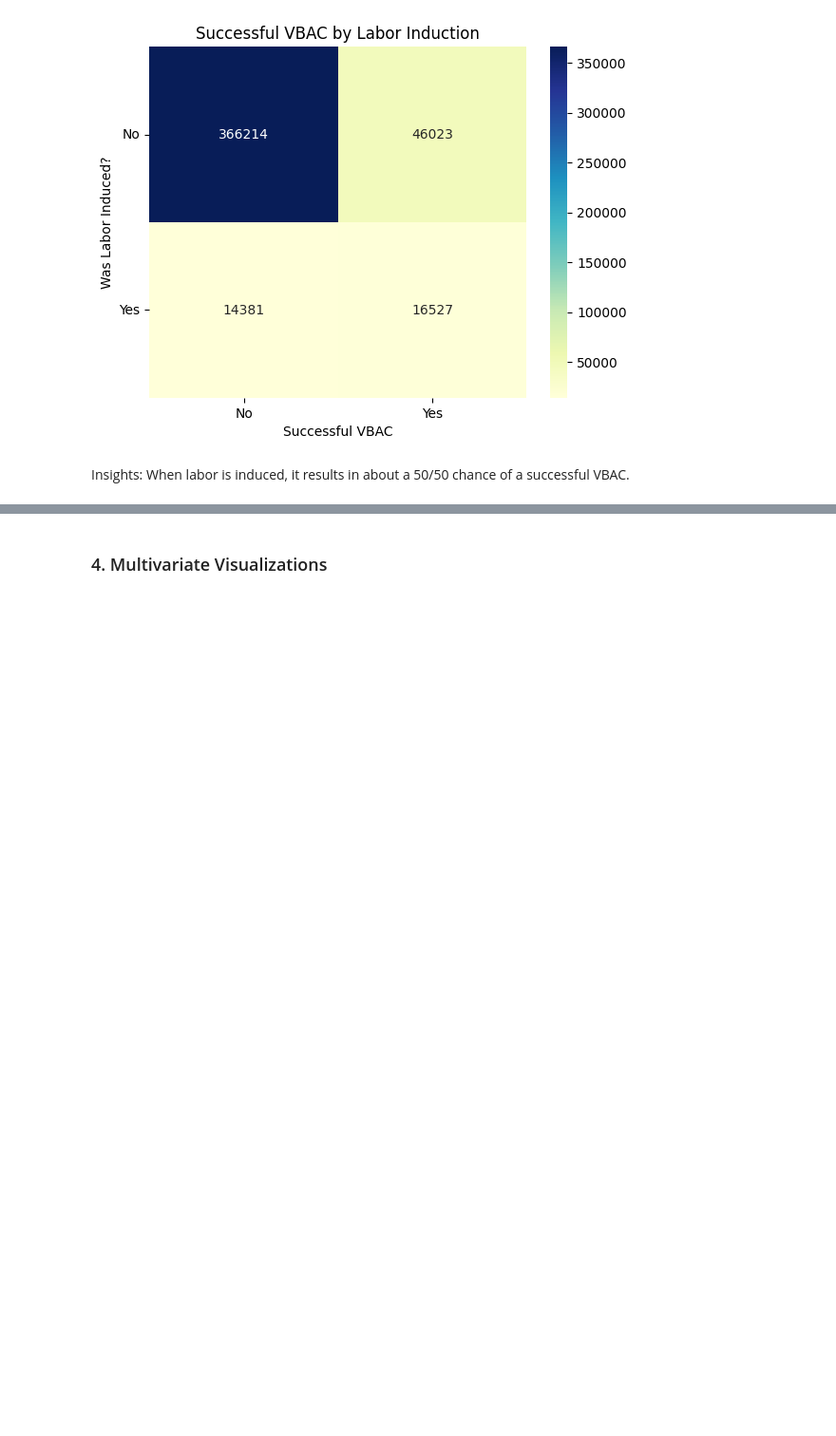
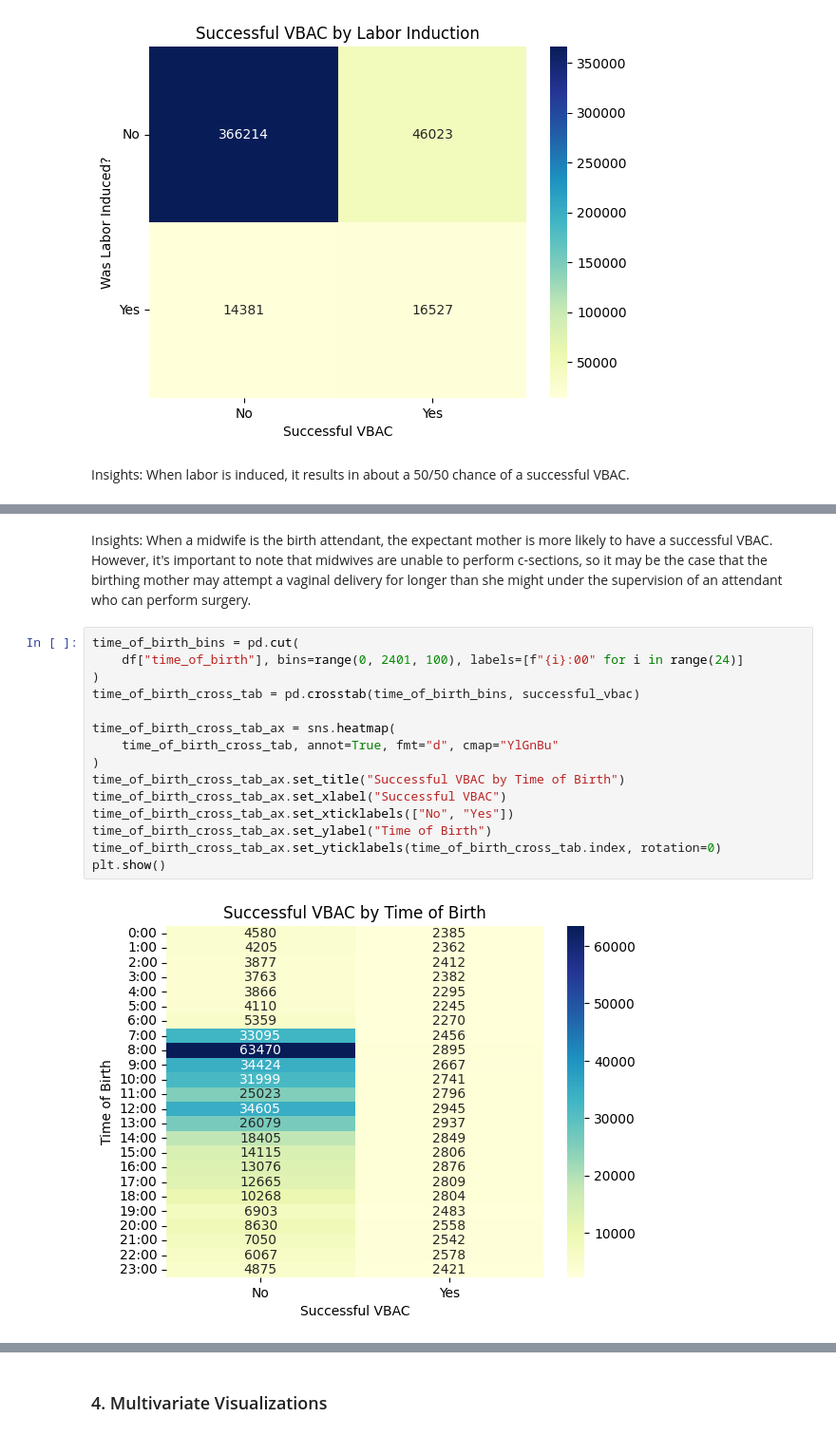
Before and after one commit to shroommu/natality-stats, a Jupyter notebook: dev/notebooks/exploratory/vbac/02_visualizations.ipynb, the cells around one changed output, grey strips where cells are left out. Shown at 95% size. Saved outputs shown, nothing was run; the diff lists cells and outputs as text; blank space fills up the shorter version.

```diff
--- a/dev/notebooks/exploratory/vbac/02_visualizations.ipynb
+++ b/dev/notebooks/exploratory/vbac/02_visualizations.ipynb
@@ -341,0 +366,19 @@ Insights: When labor is induced, it results in about a 50/50 chance of a success
+# %% [markdown]
+Insights: When a midwife is the birth attendant, the expectant mother is more likely to have a successful VBAC. However, it's important to note that midwives are unable to perform c-sections, so it may be the case that the birthing mother may attempt a vaginal delivery for longer than she might under the supervision of an attendant who can perform surgery.
+# %%
+time_of_birth_bins = pd.cut(
+    df["time_of_birth"], bins=range(0, 2401, 100), labels=[f"{i}:00" for i in range(24)]
+)
+time_of_birth_cross_tab = pd.crosstab(time_of_birth_bins, successful_vbac)
+
+time_of_birth_cross_tab_ax = sns.heatmap(
+    time_of_birth_cross_tab, annot=True, fmt="d", cmap="YlGnBu"
+)
+time_of_birth_cross_tab_ax.set_title("Successful VBAC by Time of Birth")
+time_of_birth_cross_tab_ax.set_xlabel("Successful VBAC")
+time_of_birth_cross_tab_ax.set_xticklabels(["No", "Yes"])
+time_of_birth_cross_tab_ax.set_ylabel("Time of Birth")
+time_of_birth_cross_tab_ax.set_yticklabels(time_of_birth_cross_tab.index, rotation=0)
+plt.show()
+# %% [output]
+[figure, added]
```
Also changed, not shown: parts of 12 cells of this notebook.
